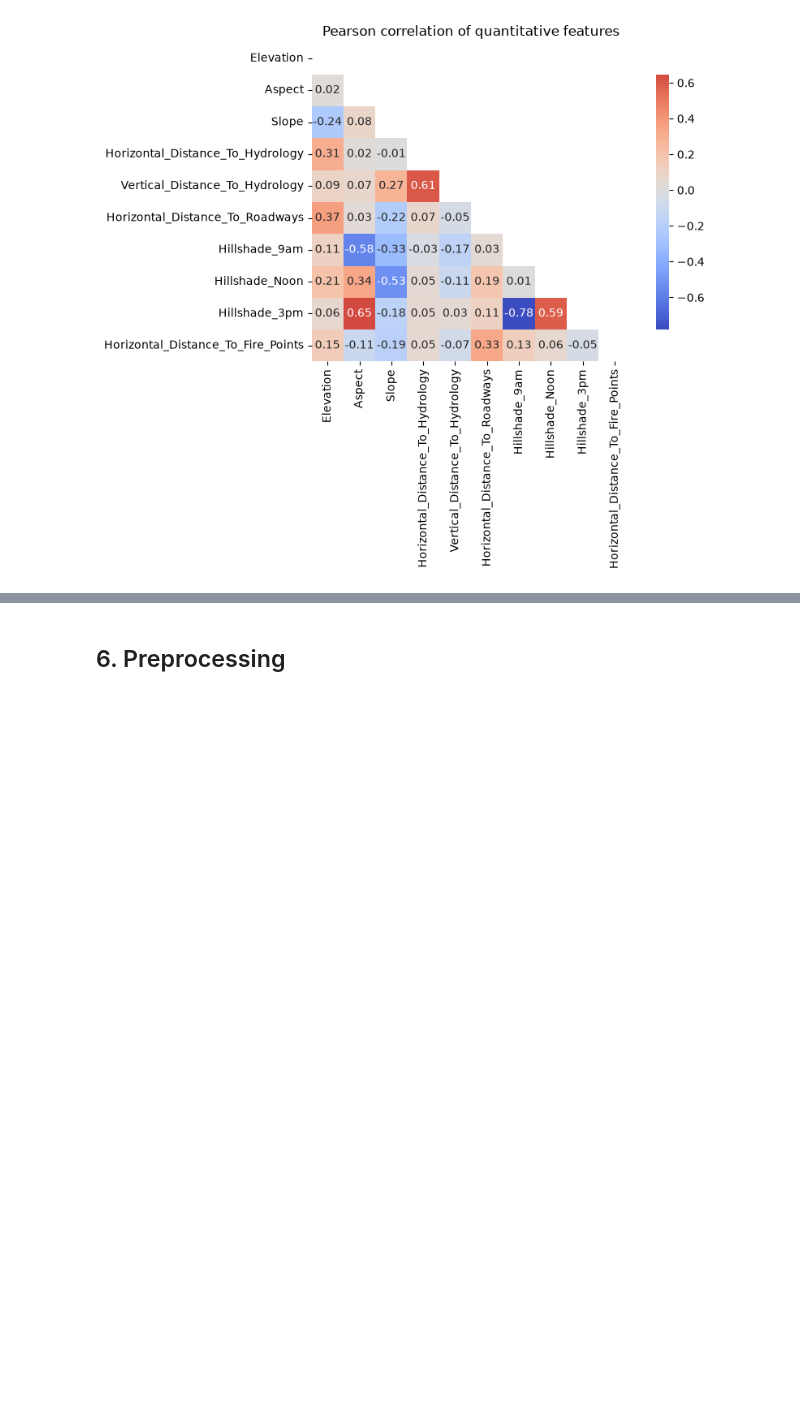
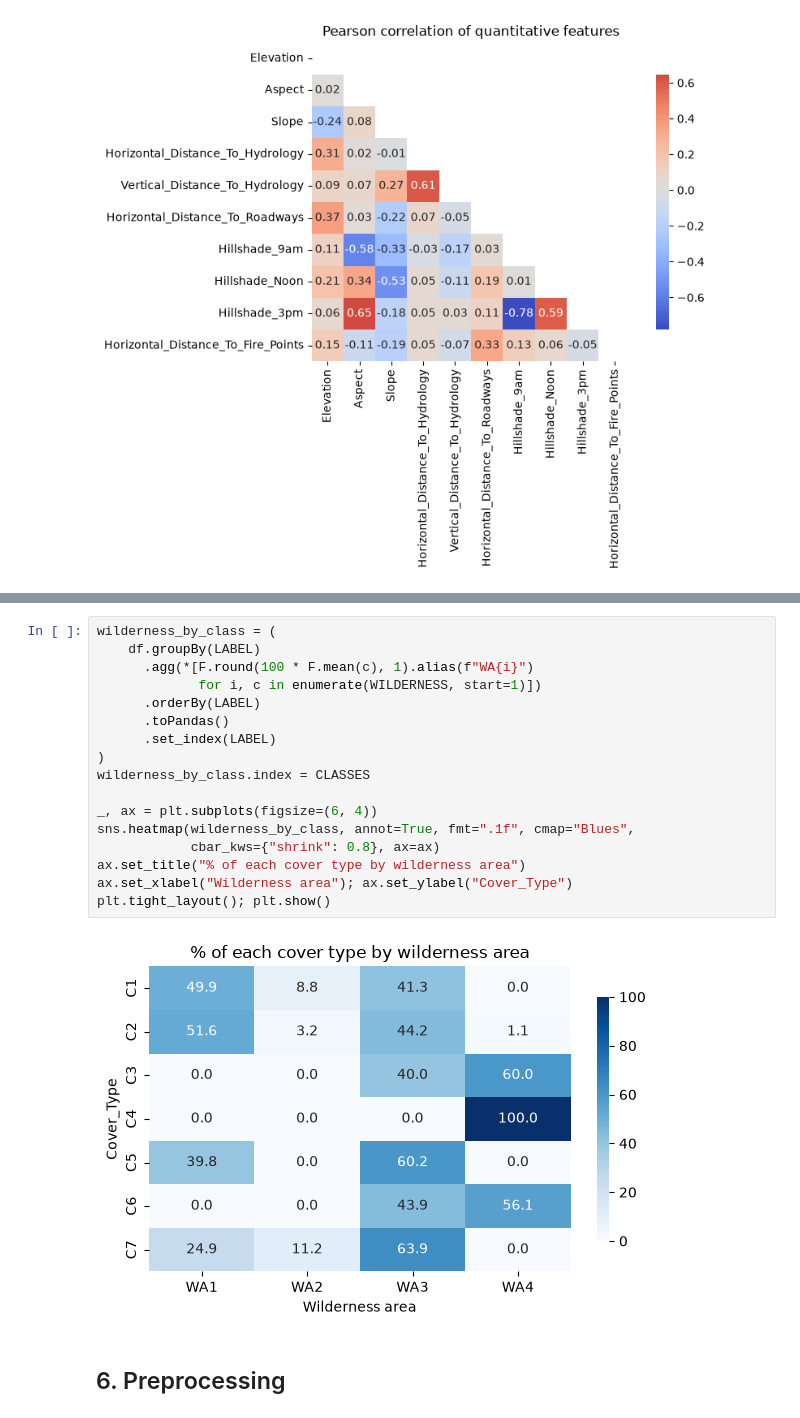
Before and after one commit to TouringHydra3/BDATM-Project, a Jupyter notebook: main.ipynb, the cells around one changed output, grey strips where cells are left out. Cells and saved outputs as stored; diff of their text form; blank space fills up the shorter version.

```diff
--- a/main.ipynb
+++ b/main.ipynb
@@ -335,3 +346,22 @@ plt.show()
+# %%
+wilderness_by_class = (
+    df.groupBy(LABEL)
+      .agg(*[F.round(100 * F.mean(c), 1).alias(f"WA{i}")
+             for i, c in enumerate(WILDERNESS, start=1)])
+      .orderBy(LABEL)
+      .toPandas()
+      .set_index(LABEL)
+)
+wilderness_by_class.index = CLASSES
+
+_, ax = plt.subplots(figsize=(6, 4))
+sns.heatmap(wilderness_by_class, annot=True, fmt=".1f", cmap="Blues",
+            cbar_kws={"shrink": 0.8}, ax=ax)
+ax.set_title("% of each cover type by wilderness area")
+ax.set_xlabel("Wilderness area"); ax.set_ylabel("Cover_Type")
+plt.tight_layout(); plt.show()
+# %% [output]
+[figure, added]
 # %% [markdown]
 ## 6. Preprocessing
 # %%
```
Also changed, not shown: parts of 4 cells of this notebook.
